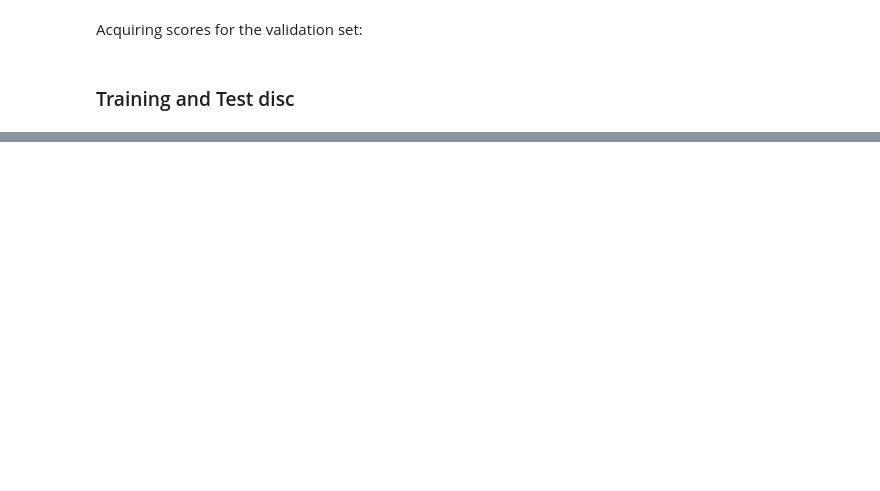
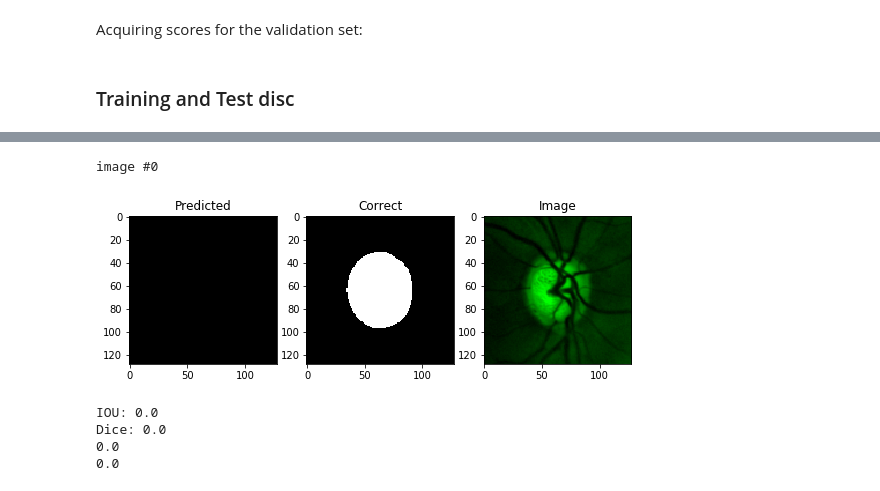
Before and after one commit to roaurelio/unet, a Jupyter notebook: scripts/U-Net_green.ipynb, the cells around one changed output, grey strips where cells are left out. Saved outputs shown, nothing was run; the diff lists cells and outputs as text; code cells hidden in the pictures; blank space fills up the shorter version.

```diff
--- a/scripts/U-Net_green.ipynb
+++ b/scripts/U-Net_green.ipynb
@@ -192,7 +156,7 @@ history = model.fit_generator(data_generator(green_channel_train, disc_train, di
                               steps_per_epoch=99,
                               max_queue_size=1,
                               validation_data=(X_valid, Z_valid),
-                              epochs=500, verbose=1,
+                              epochs=700, verbose=1,
                               callbacks=[CSVLogger(os.path.join(folder(weights_folder), 'training_log_disc_green.csv')),
                                          ModelCheckpoint(os.path.join(folder(weights_folder),
                                                'last_checkpoint_disc_green.hdf5'),
@@ -232,3 +168,15 @@ for i, img_no in enumerate(test_idx):
+# %%
+pred_iou, pred_dice, pred_disc = predict(green_channel_test, X_valid, Z_valid, model)
+
+print(np.mean(pred_iou))
+print(np.mean(pred_dice))
+# %% [output]
+image #0
+[figure, added]
+IOU: 0.0
+Dice: 0.0
+0.0
+0.0
 # %%
 print(np.mean(pred_iou))
 print(np.mean(pred_dice))
```
Also changed, not shown: parts of 18 cells of this notebook, 13 other files.
